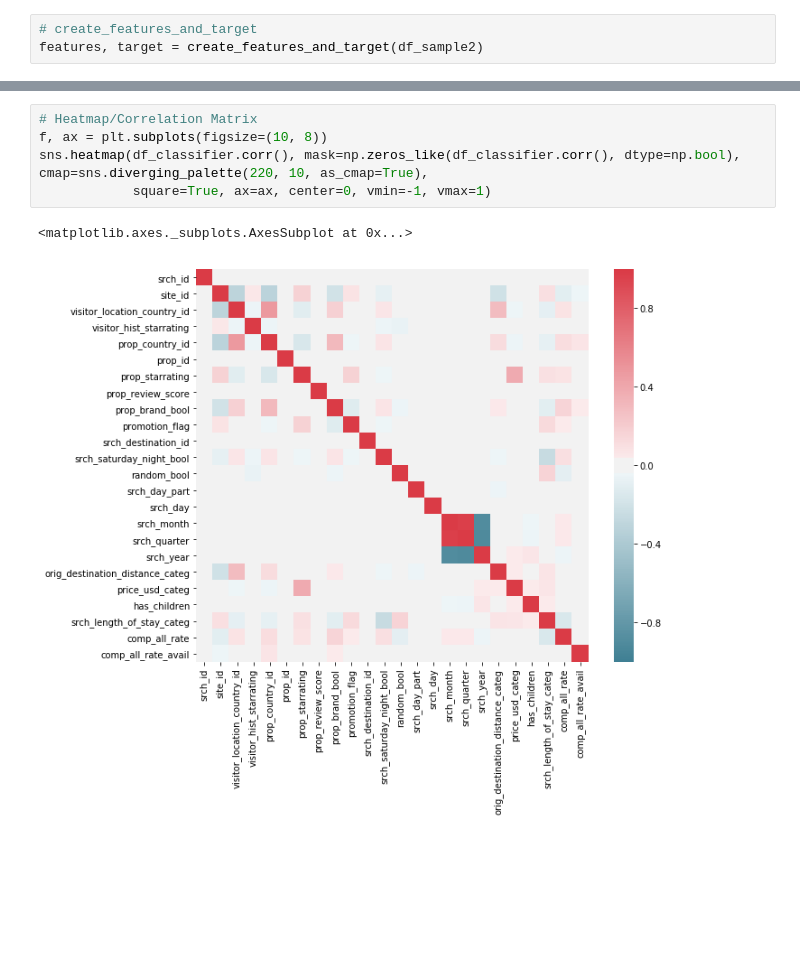
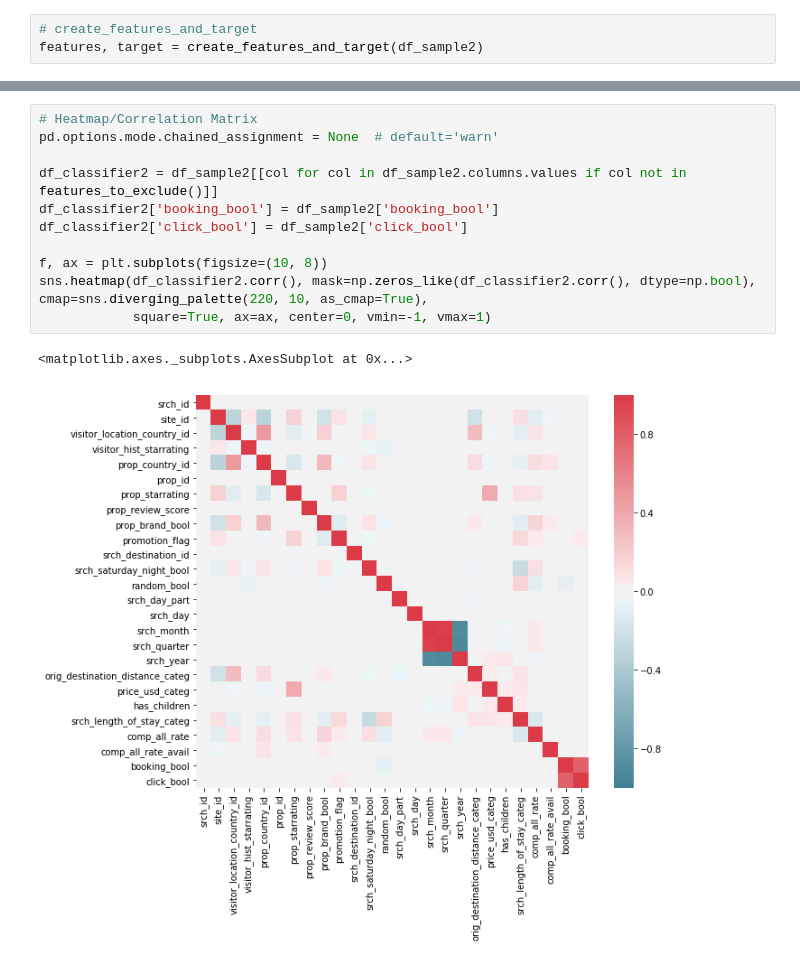
Before and after one commit to PimDijt/DMT, a Jupyter notebook: assignments/assignment2/features.ipynb, the cells around one changed output, grey strips where cells are left out. Drawn from its saved outputs; the diff is of its cells as text; blank space fills up the shorter version.

Commit message:
heatmap features incl click and book

```diff
--- a/assignments/assignment2/features.ipynb
+++ b/assignments/assignment2/features.ipynb
@@ -268,9 +268,15 @@ df_classifier.head(20).transpose()
 | comp_all_rate_avail | 0.0 | 0.0 | 0.0 | -1.0 | 0.0 | 0.0 | 0.0 | 1.0 | 0.0 | 0.0 | 0.0 | ... |
 # %%
 # Heatmap/Correlation Matrix
+pd.options.mode.chained_assignment = None  # default='warn'
+
+df_classifier2 = df_sample2[[col for col in df_sample2.columns.values if col not in features_to_exclude()]]
+df_classifier2['booking_bool'] = df_sample2['booking_bool']
+df_classifier2['click_bool'] = df_sample2['click_bool']
+
 f, ax = plt.subplots(figsize=(10, 8))
-sns.heatmap(df_classifier.corr(), mask=np.zeros_like(df_classifier.corr(), dtype=np.bool), cmap=sns.diverging_palette(220, 10, as_cmap=True),
+sns.heatmap(df_classifier2.corr(), mask=np.zeros_like(df_classifier2.corr(), dtype=np.bool), cmap=sns.diverging_palette(220, 10, as_cmap=True),
             square=True, ax=ax, center=0, vmin=-1, vmax=1)
 # %% [output]
 <matplotlib.axes._subplots.AxesSubplot at 0x...>
-[figure, old version]
+[figure, new version]
```
Also changed, not shown: parts of 1 cell of this notebook.
